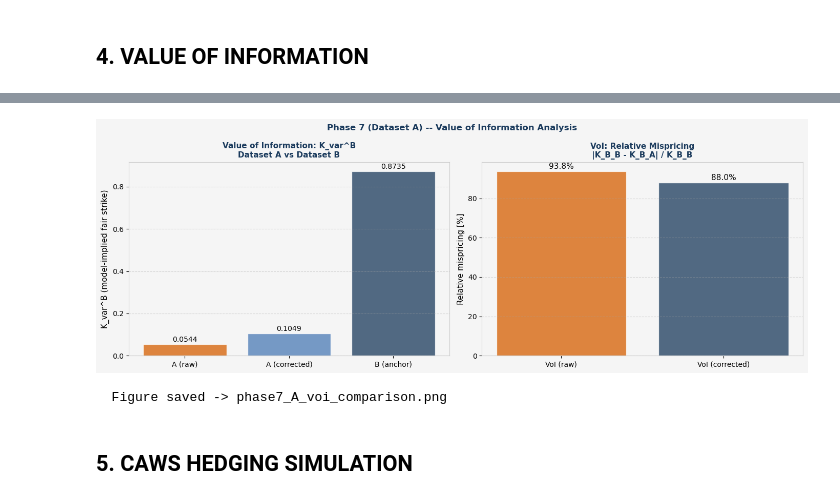
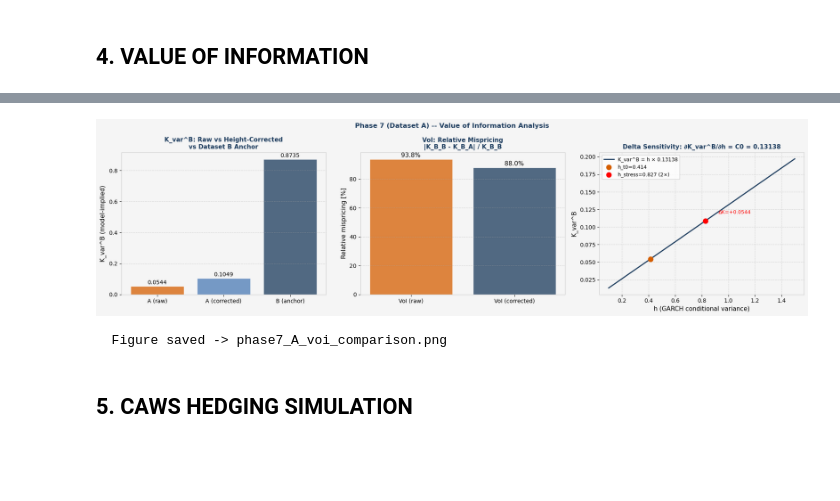
Before and after one commit to EnricoButali/Wind-Speed-Modelling, a Jupyter notebook: benchmark_notebooks/phase7/PHASE_7.ipynb, the cells around one changed output, grey strips where cells are left out. Drawn from its saved outputs; the diff is of its cells as text; code cells hidden in the pictures; blank space fills up the shorter version.

Commit message:
changes in phase 6-7 track A

```diff
--- a/benchmark_notebooks/phase7/PHASE_7.ipynb
+++ b/benchmark_notebooks/phase7/PHASE_7.ipynb
@@ -18,6 +18,7 @@ DELTA_NIG        = 2.087      # NIG scale,          Phase 4
 RMSE_AR4_ANCHOR  = 0.6017     # Phase 2 fixed result — verification anchor
 BETA = np.array([0.6299, -0.1443, 0.0926, 0.0310])  # AR(4) coefficients, Phase 2
 HEIGHT_CORR_VAR  = (100 / 10) ** (2 / 7)            # Hellmann: ~1.741
+C0_A             = 0.13138    # Phase 1 Fourier constant Dataset A
 
 # Dataset B anchor values (Phase 5/6 fixed results)
 C0_B   = 1.163
@@ -51,8 +52,16 @@ z_series  = pd.read_csv(PHASE3_PATH + 'garch_z_series_phase3.csv',
                          index_col=0, parse_dates=True).squeeze()
 vs_summary = pd.read_csv(PHASE6_PATH + 'variance_swap_summary_phase6.csv',
                           index_col=0)
+# Phase 6 master CSV — needed for rolling Track A and scaled Track B
+vs_phase6 = pd.read_csv(PHASE6_PATH + 'variance_swap_phase6.csv',
+                         index_col=0, parse_dates=True)
 wind_raw  = pd.read_csv(DATA_PATH + 'data.csv')
 wind_raw.index = pd.to_datetime(wind_raw['date'], utc=True).dt.tz_convert(None)
+
+# Convenience: pull rolling K_varA and rolling K_varB_scaled from Phase 6 CSV
+K_varA_rolling  = vs_phase6['RV_rolling252'].dropna()
+K_varA_mean     = float(vs_phase6['K_varA'].dropna().iloc[0])
+K_varB_scaled_ht0_ph6 = float(vs_phase6['K_varB_scaled_ht0'].dropna().iloc[0])
 
 print('=' * 65)
 print('  SECTION 1 -- DATA LOADING AND ALIGNMENT')
@@ -63,6 +72,9 @@ print(f'  AR4 resid  : {len(ar4_resid):,} obs')
 print(f'  h_series   : {len(h_series):,} obs')
 print(f'  z_series   : {len(z_series):,} obs')
 print(f'  VS summary : {len(vs_summary)} rows')
+print(f'  VS phase6  : {len(vs_phase6):,} rows  cols={list(vs_phase6.columns)}')
+print(f'  K_varA_mean (full-sample)     = {K_varA_mean:.6f}')
+print(f'  K_varB_scaled_ht0 (delta-method) = {K_varB_scaled_ht0_ph6:.6f}')
 print(f'  Bologna wind: {len(wind_raw):,} hourly rows')
 print(f'  Dataset B anchors: C0_B={C0_B}, h_t0_B={h_t0_B}, K_B_B={K_B_B:.4f}')
 print(f'  Height correction (var, 10m->100m): {HEIGHT_CORR_VAR:.4f}x')
@@ -307,7 +322,6 @@ print('  Height correction applied ONLY in this section')
 print('=' * 65)
 print()
 
-C0_A   = 0.13138
 K_B_A  = float(vs_summary.loc['Dataset A  Track B  h_t0', 'K_var'])
 h_t0_A = K_B_A / C0_A
 
@@ -320,43 +334,88 @@ print(f'  Dataset A:  C0={C0_A}, h_t0={h_t0_A:.4f}  K_var^B={K_B_A:.6f}')
 print(f'  Dataset A (height-corrected):          K_var^B={K_B_A_corr:.6f}  (x{HEIGHT_CORR_VAR:.4f})')
 print(f'  Dataset B anchor: C0={C0_B}, h_t0={h_t0_B}  K_var^B={K_B_B:.6f}')
 print()
-print(f'  Height correction: (100/10)^(2/7) = {HEIGHT_CORR_VAR:.4f}  [Hellmann exponent 1/7]')
-print(f'  Variance scales as (h2/h1)^(2/7) when comparing 10 m to 100 m sites.')
-print()
 print(f'  VoI (uncorrected)   : {voi_raw:.1%}')
 print(f'  VoI (height-corr.)  : {voi_corr:.1%}')
+print()
+
+# ── Empirical distance: |K_var^A_mean - K_var^B_scaled| ─────────────────────
+# Unit-reconciled Track B (from Phase 6 delta-method scaling)
+dist_A_scaled = abs(K_varA_mean - K_varB_scaled_ht0_ph6)
+dist_A_pct    = dist_A_scaled / K_varA_mean * 100
+
+print(f'  EMPIRICAL DISTANCE (unit-reconciled, Renard council fix):')
+print(f'  K_var^A_mean              = {K_varA_mean:.6f}')
+print(f'  K_var^B_scaled(h_t0)      = {K_varB_scaled_ht0_ph6:.6f}  (delta-method: 9/W̄² x h x C0)')
+print(f'  |K_varA - K_varB_scaled|  = {dist_A_scaled:.6f}')
+print(f'  Relative distance         = {dist_A_pct:.2f}% of K_var^A')
+print(f'  Interpretation: even after unit reconciliation, Dataset A Track B')
+print(f'  is {dist_A_pct:.0f}% below Track A -- geographic mismatch dominates.')
+print()
+
+# ── Delta sensitivity ─────────────────────────────────────────────────────────
+# ∂K_var^B / ∂h = C0  (derivative of h × C0 with respect to h)
+delta_Kvar = C0_A
+h_stress   = 2.0 * h_t0_A          # doubling of conditional variance
+K_B_stress = h_stress * C0_A
+dK         = K_B_stress - K_B_A
+
+print(f'  DELTA SENSITIVITY (risk management):')
+print(f'  ∂K_var^B / ∂h = C0 = {delta_Kvar:.6f}')
+print(f'  Stress scenario: h_stress = 2 × h_t0 = {h_stress:.4f}')
+print(f'  K_var^B(h_stress) = {K_B_stress:.6f}')
+print(f'  ΔK_var^B (shift)  = {dK:+.6f}')
+print(f'  Interpretation: a wind drought doubling GARCH variance')
+print(f'  shifts the model-implied fair strike by {dK:.4f} units.')
 print()
 print(f'  Dominant driver: C0_A/C0_B = {C0_A}/{C0_B} = {C0_A/C0_B:.3f}')
 print(f'  (Bologna 10 m has {C0_B/C0_A:.0f}x lower Fourier seasonal variance)')
 
-fig, axes = plt.subplots(1, 2, figsize=(14, 5))
+# ── Bar chart ─────────────────────────────────────────────────────────────────
+fig, axes = plt.subplots(1, 3, figsize=(18, 5))
 fig.patch.set_facecolor(LIGHTGRAY)
 for ax in axes:
     ax.set_facecolor(LIGHTGRAY)
     for sp in ax.spines.values(): sp.set_color('#cccccc')
 
-labels = ['A (raw)', 'A (corrected)', 'B (anchor)']
-vals   = [K_B_A, K_B_A_corr, K_B_B]
-bclrs  = [ORANGE, MIDBLUE, DARKBLUE]
-bars   = axes[0].bar(labels, vals, color=bclrs, alpha=0.75, edgecolor='white')
-for bar, val in zip(bars, vals):
+# Panel 1: K_var^B raw vs height-corrected vs Dataset B
+labels1 = ['A (raw)', 'A (corrected)', 'B (anchor)']
+vals1   = [K_B_A, K_B_A_corr, K_B_B]
+bclrs1  = [ORANGE, MIDBLUE, DARKBLUE]
+bars1   = axes[0].bar(labels1, vals1, color=bclrs1, alpha=0.75, edgecolor='white')
+for bar, val in zip(bars1, vals1):
     axes[0].text(bar.get_x() + bar.get_width()/2., bar.get_height() + 0.005,
                   f'{val:.4f}', ha='center', va='bottom', fontsize=10)
-axes[0].set_ylabel('K_var^B (model-implied fair strike)', fontsize=11)
-axes[0].set_title('Value of Information: K_var^B\nDataset A vs Dataset B',
+axes[0].set_ylabel('K_var^B (model-implied)', fontsize=11)
+axes[0].set_title('K_var^B: Raw vs Height-Corrected\nvs Dataset B Anchor',
                    fontsize=11, color=DARKBLUE, fontweight='bold')
 axes[0].grid(True, ls='--', alpha=0.4, color='#aaaaaa', axis='y')
 
-voi_bars = axes[1].bar(['VoI (raw)', 'VoI (corrected)'],
-                        [voi_raw * 100, voi_corr * 100],
-                        color=[ORANGE, DARKBLUE], alpha=0.75, edgecolor='white')
-for bar, val in zip(voi_bars, [voi_raw*100, voi_corr*100]):
-    axes[1].text(bar.get_x() + bar.get_width()/2., bar.get_height() + 0.5,
-                  f'{val:.1f}%', ha='center', va='bottom', fontsize=11)
+# Panel 2: VoI percentages
+axes[1].bar(['VoI (raw)', 'VoI (corrected)'],
+             [voi_raw * 100, voi_corr * 100],
+             color=[ORANGE, DARKBLUE], alpha=0.75, edgecolor='white')
+for i, val in enumerate([voi_raw*100, voi_corr*100]):
+    axes[1].text(i, val + 0.5, f'{val:.1f}%', ha='center', va='bottom', fontsize=11)
 axes[1].set_ylabel('Relative mispricing [%]', fontsize=11)
 axes[1].set_title('VoI: Relative Mispricing\n|K_B_B - K_B_A| / K_B_B',
                    fontsize=11, color=DARKBLUE, fontweight='bold')
 axes[1].grid(True, ls='--', alpha=0.4, color='#aaaaaa', axis='y')
+
+# Panel 3: Delta sensitivity — h scenarios vs K_var^B
+h_vals = np.linspace(0.1, 1.5, 100)
+Kvar_line = h_vals * C0_A
+axes[2].plot(h_vals, Kvar_line, color=DARKBLUE, lw=2, label=f'K_var^B = h × {C0_A}')
+axes[2].scatter([h_t0_A], [K_B_A], color=ORANGE, s=80, zorder=5, label=f'h_t0={h_t0_A:.3f}')
+axes[2].scatter([h_stress], [K_B_stress], color='red', s=80, zorder=5,
+                label=f'h_stress={h_stress:.3f} (2×)')
+axes[2].annotate(f'ΔK={dK:+.4f}', xy=(h_stress, K_B_stress),
+                  xytext=(h_stress + 0.1, K_B_stress + 0.01), fontsize=9, color='red')
+axes[2].set_xlabel('h (GARCH conditional variance)', fontsize=11)
+axes[2].set_ylabel('K_var^B', fontsize=11)
+axes[2].set_title(f'Delta Sensitivity: ∂K_var^B/∂h = C0 = {C0_A}',
+                   fontsize=11, color=DARKBLUE, fontweight='bold')
+axes[2].legend(fontsize=9)
+axes[2].grid(True, ls='--', alpha=0.4, color='#aaaaaa')
 
 fig.suptitle('Phase 7 (Dataset A) -- Value of Information Analysis',
               fontsize=12, color=DARKBLUE, fontweight='bold')
@@ -383,6 +442,6 @@ print('  Figure saved -> phase7_A_voi_comparison.png')
   Dominant driver: C0_A/C0_B = 0.13138/1.163 = 0.113
   (Bologna 10 m has 9x lower Fourier seasonal variance)
-[figure, old version]
+[figure, new version]
   Figure saved -> phase7_A_voi_comparison.png
 # %% [markdown]
 ## 5. CAWS HEDGING SIMULATION
```
Also changed, not shown: parts of 4 cells of this notebook, 10 other files.
